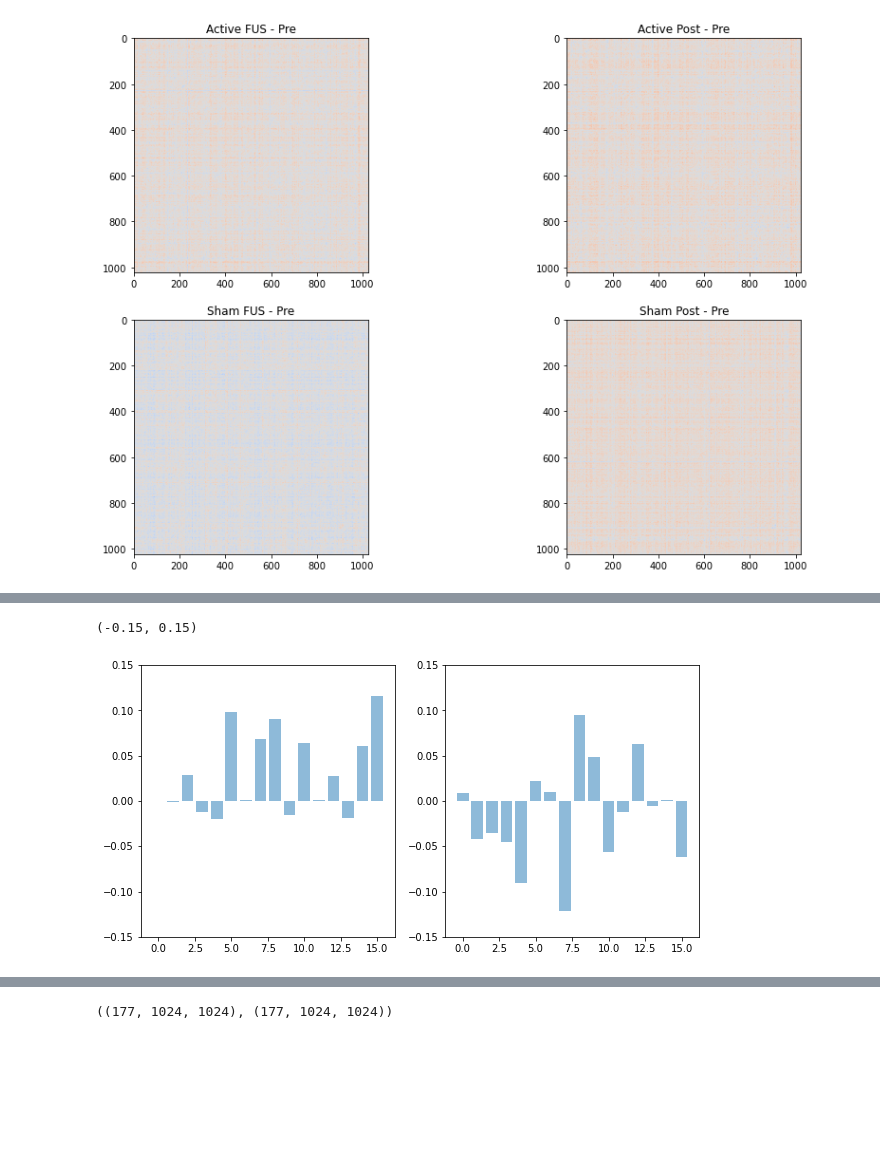
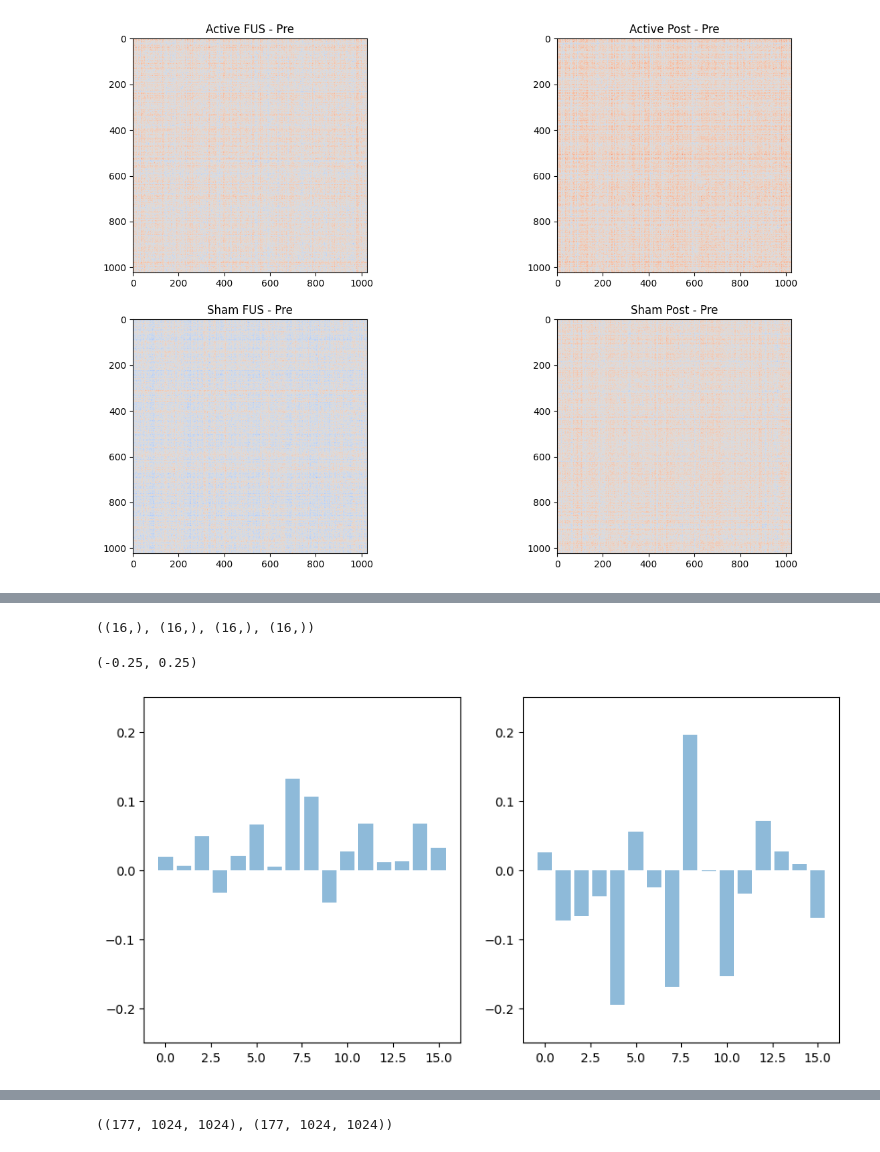
Before and after one commit to dmochow/fus, a Jupyter notebook: code/analyze_resampled_preprocessed_bold.ipynb, the cells around one changed output, grey strips where cells are left out. Saved outputs shown, nothing was run; the diff lists cells and outputs as text; code cells hidden in the pictures; blank space fills up the shorter version.

```diff
--- a/code/analyze_resampled_preprocessed_bold.ipynb
+++ b/code/analyze_resampled_preprocessed_bold.ipynb
@@ -46,8 +46,8 @@ def load_and_prepare_data(bold_files, confounds_files, difumo_atlas):
     masker = input_data.NiftiMapsMasker(
         maps_img=difumo_atlas,
         standardize=True,
-        detrend=True,
-        low_pass=0.15,
+        detrend=False,
+        low_pass=0.1,
         high_pass=0.01,
         t_r=1.0,
         memory='nilearn_cache',  # Cache computations
@@ -67,7 +67,8 @@ def load_and_prepare_data(bold_files, confounds_files, difumo_atlas):
         # Select specific confound regressors
         selected_confounds = pd.concat([
             # Motion parameters and their derivatives/quadratic terms
-            confounds.filter(regex='^(trans|rot)_(x|y|z)($|_derivative1$|_power2$)'),
+            #confounds.filter(regex='^(trans|rot)_(x|y|z)($|_derivative1$|_power2$)'),
+            confounds.filter(regex='^(trans|rot)_(x|y|z)($|_derivative1$)'),
 
             # CompCor components
             #confounds.filter(regex='^[at]_comp_cor_\d+'),
@@ -650,12 +629,16 @@ stats.ttest_rel(t1,t2), stats.ttest_rel(t3,t4), labels.shape, atlas_img.get_fdat
  (1024,),
  (104, 123, 104, 1024))
+# %%
+t1.shape, t2.shape, t3.shape, t4.shape
+# %% [output]
+((16,), (16,), (16,), (16,))
 # %%
 # make a bar plot of t1 vs t2
 fig, ax = plt.subplots(1, 2, figsize=(10, 5))
 ax[0].bar(range(16), t1, alpha=0.5, label='active')
-ax[0].set_ylim(-0.15, 0.15)
+ax[0].set_ylim(-0.25, 0.25)
 ax[1].bar(range(16), t2, alpha=0.5, label='sham')
-ax[1].set_ylim(-0.15, 0.15)
+ax[1].set_ylim(-0.25, 0.25)
 # %% [output]
-(-0.15, 0.15)
+(-0.25, 0.25)
-[figure, old version]
+[figure, new version]
```
Also changed, not shown: parts of 29 cells of this notebook.
